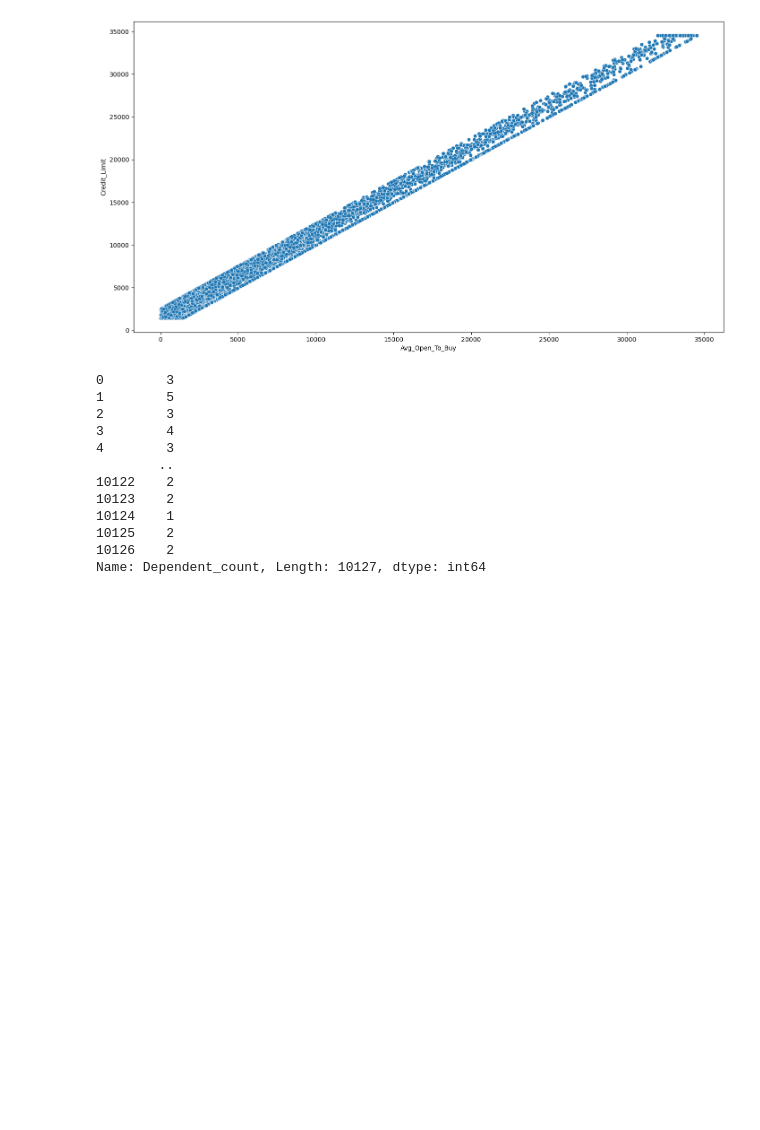
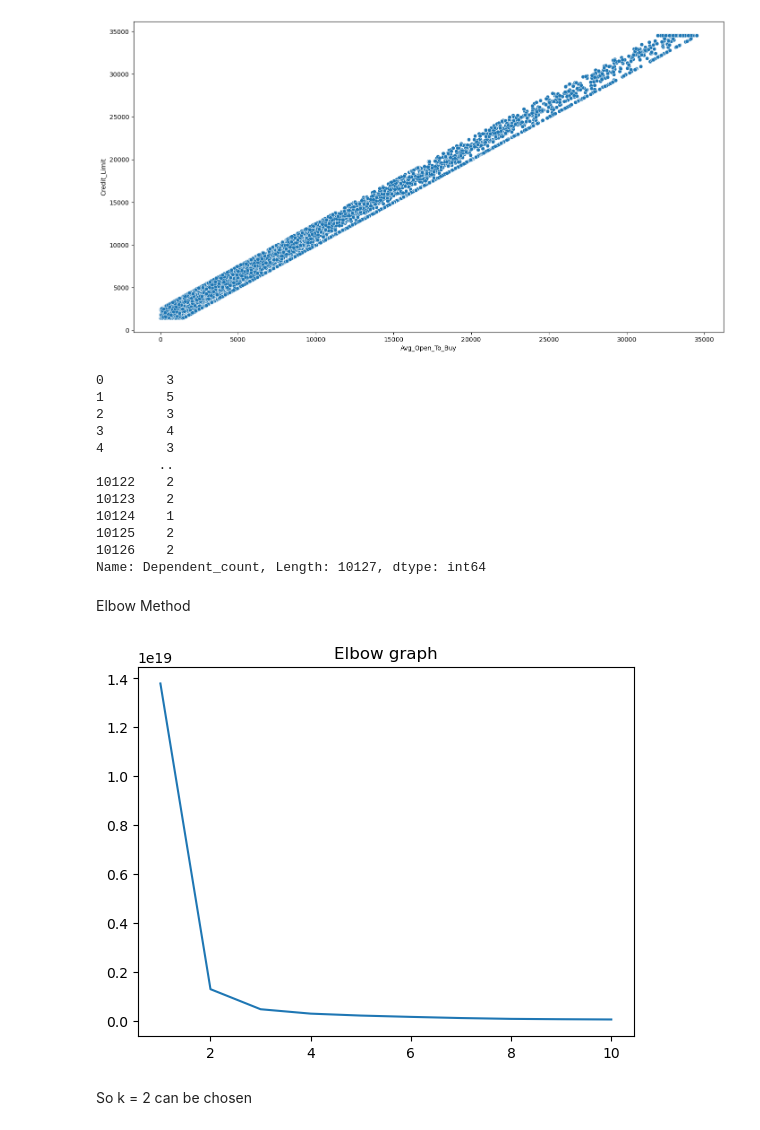
Before and after one commit to cathym20/Credit-Card-Customers, a Jupyter notebook: clustering_credit.ipynb, the cells around one changed output. Drawn from its saved outputs; the diff is of its cells as text; code cells hidden in the pictures; blank space fills up the shorter version.

```diff
--- a/clustering_credit.ipynb
+++ b/clustering_credit.ipynb
@@ -121,3 +123,5 @@ x.iloc[: , 1]
 10125    2
 10126    2
 Name: Dependent_count, Length: 10127, dtype: int64
+# %% [markdown]
+Elbow Method
@@ -123,0 +130,16 @@ Name: Dependent_count, Length: 10127, dtype: int64
+# %%
+num_cols = df.select_dtypes(include=['int64','float64'])
+# %%
+wisk = []
+for i in range(1,11):
+    kmeans = KMeans(n_clusters=i,init='k-means++', n_init='auto',random_state=42)
+    kmeans.fit(num_cols)
+    wisk.append(kmeans.inertia_)
+# %%
+plt.plot(range(1,11),wisk)
+plt.title('Elbow graph')
+plt.show()
+# %% [output]
+[figure, added]
+# %% [markdown]
+So k = 2 can be chosen
```
Also changed, not shown: parts of 2 cells of this notebook.
